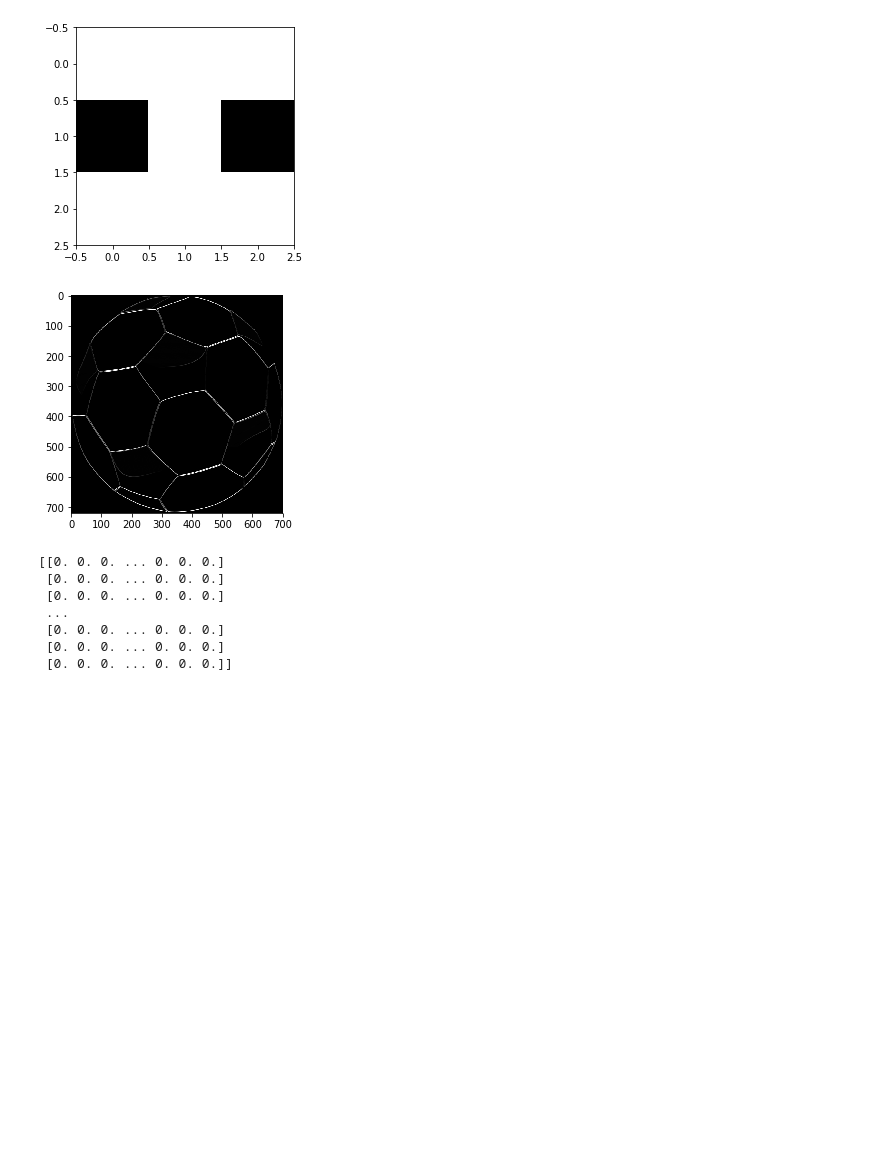
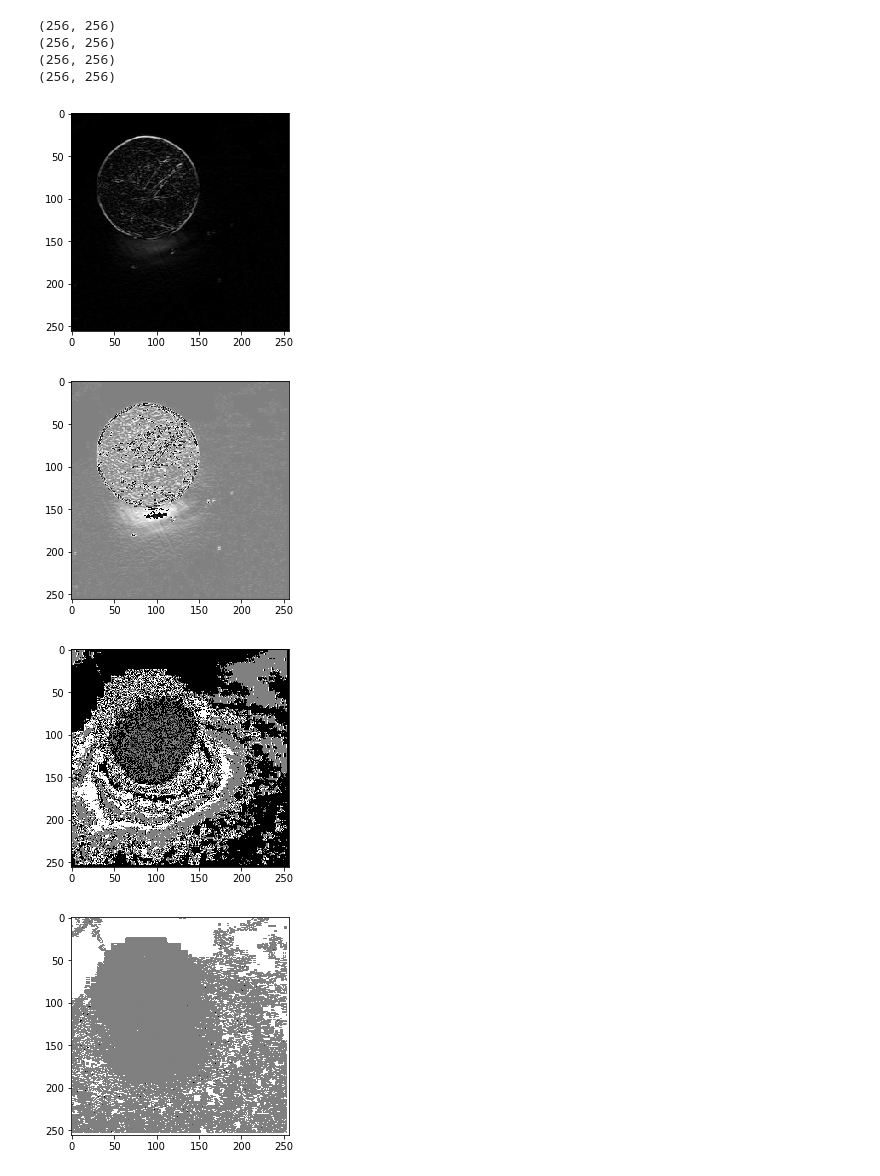
Before and after one commit to rikithreddy/computer-vision, a Jupyter notebook: Sobel Filter.ipynb, the cells around one changed output. Cells and saved outputs as stored; diff of their text form; code cells hidden in the pictures; blank space fills up the shorter version.

```diff
--- a/Sobel Filter.ipynb
+++ b/Sobel Filter.ipynb
@@ -2,54 +2,64 @@
 import matplotlib.pyplot as plt
 import numpy as np
 
-def convolution(img,conv_filter):
-    dimensions = img.shape
+def convolution(gray,conv_filter):
+    dimensions = gray.shape
+    print gray.shape
     edges = np.zeros(dimensions)
-
+    print dimensions
     for i in range(0,dimensions[0]-3):
         for j in range(0,dimensions[1]-3):
-            edges[i+1,j+1]  =np.dot(conv_filter, gray[i:i+3,j:j+3]).sum()
+            edges[[i+1],[j+1]]  = np.sum(np.dot(conv_filter, gray[i:i+3,j:j+3]))
 
+#             print edges[[i+1],[j+1]]
+
+
+#             print np.dot(conv_filter, gray[i:i+3,j:j+3]).sum()
+
+#             print conv_filter
     return edges
 
 def rgb2gray(rgb):
     return np.dot(rgb[...,:3], [0.299, 0.587, 0.114])
 
 def sobel_edge(gray):
+#     gray  =gray.astype('int8')
     sobel_filter_gx = np.array([[1,0,-1],[2,0,-2],[1,0,-1]])
     sobel_filter_gy = np.array([[1,2,1],[0,0,0],[-1,-2,-1]])
-
+#     print(sobel_filter_gx)
     sobel_gx = convolution(gray,sobel_filter_gx)
     sobel_gy = convolution(gray,sobel_filter_gy)
     sobel_gx_sq =np.square(sobel_gx)
     sobel_gy_sq = np.square(sobel_gy)
     edges = np.add(sobel_gx_sq, sobel_gy_sq )
     edges = np.sqrt(edges.astype('float64'))
-    div = np.divide(sobel_filter_gy,sobel_filter_gx)
+    div = np.divide(sobel_gy,sobel_gx)
     slope = np.arctan(div)
-    return div,edges
+#     print 'x'
+#     print slope.shape
 
-img =plt.imread('./ball.png',0)
+    return div,edges, np.absolute(sobel_gx).astype('int8') , np.absolute(sobel_gy)
+
+img =plt.imread('./ball_1.jpg',1)
+# print img.shape
 gray = rgb2gray(img)
 sobel = sobel_edge(gray)
+# %% [output]
+(256, 256)
+(256, 256)
+(256, 256)
+(256, 256)
-# %%
-# plt.imshow(255-sobel.astype('int8'),cmap='gray')
-# np.dot(  gray)
-
-
-
-plt.imshow (np.abs(sobel[0]  )  ,cmap='gray')
-plt.show()
-plt.imshow (np.abs(sobel[1]),cmap='gray')
-plt.show()
-print(sobel[1])
-# %% [output]
-[figure, removed]
-[figure, removed]
-[[0. 0. 0. ... 0. 0. 0.]
- [0. 0. 0. ... 0. 0. 0.]
- [0. 0. 0. ... 0. 0. 0.]
- ...
- [0. 0. 0. ... 0. 0. 0.]
- [0. 0. 0. ... 0. 0. 0.]
- [0. 0. 0. ... 0. 0. 0.]]
+# %%
+plt.imshow (sobel[1],cmap='gray')
+plt.show()
+plt.imshow (sobel[2],cmap='gray')
+plt.show()
+plt.imshow (sobel[3],cmap='gray')
+plt.show()
+plt.imshow (sobel[0],cmap='gray')
+plt.show()
+# %% [output]
+[figure, added]
+[figure, added]
+[figure, added]
+[figure, added]
```
Also changed, not shown: parts of 1 cell of this notebook, 2 other files.
